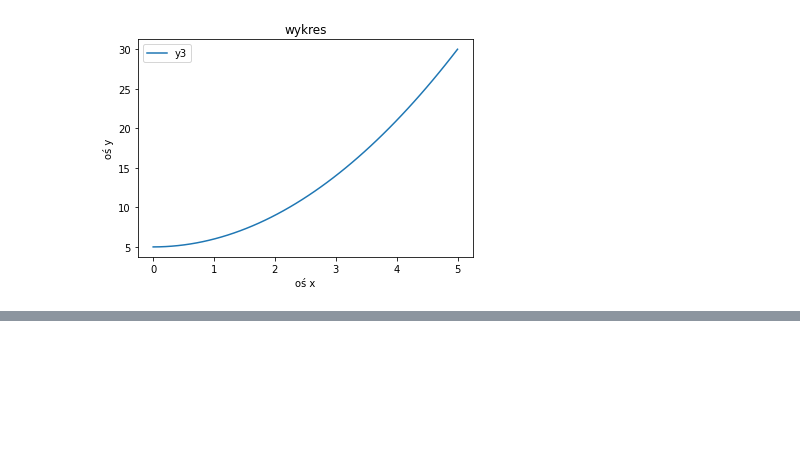
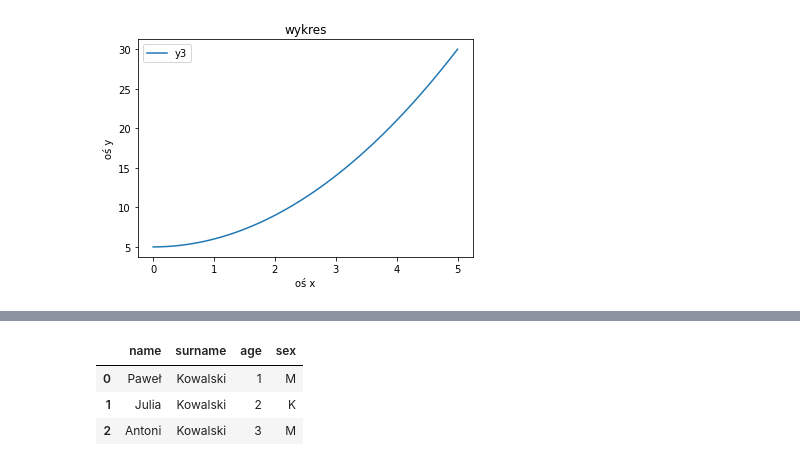
Before and after one commit to PawelManka/AiBD_pawelmanka, a Jupyter notebook: lab_1.ipynb, the cells around one changed output, grey strips where cells are left out. Cells and saved outputs as stored; diff of their text form; code cells hidden in the pictures; blank space fills up the shorter version.

```diff
--- a/lab_1.ipynb
+++ b/lab_1.ipynb
@@ -61,0 +100,7 @@ df = pd.DataFrame(data=d)
+# %%
+df.head(3)
+# %% [output]
+|  | name | surname | age | sex |
+| 0 | Paweł | Kowalski | 1 | M |
+| 1 | Julia | Kowalski | 2 | K |
+| 2 | Antoni | Kowalski | 3 | M |
```
Also changed, not shown: parts of 7 cells of this notebook.
